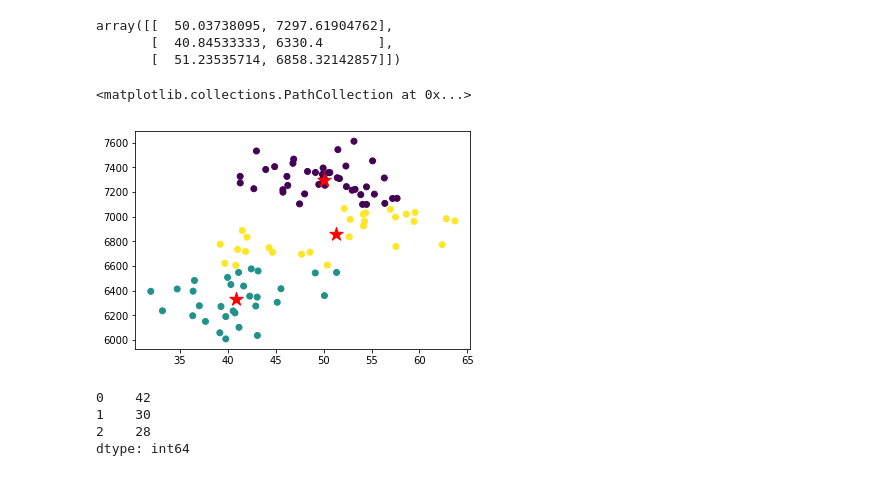
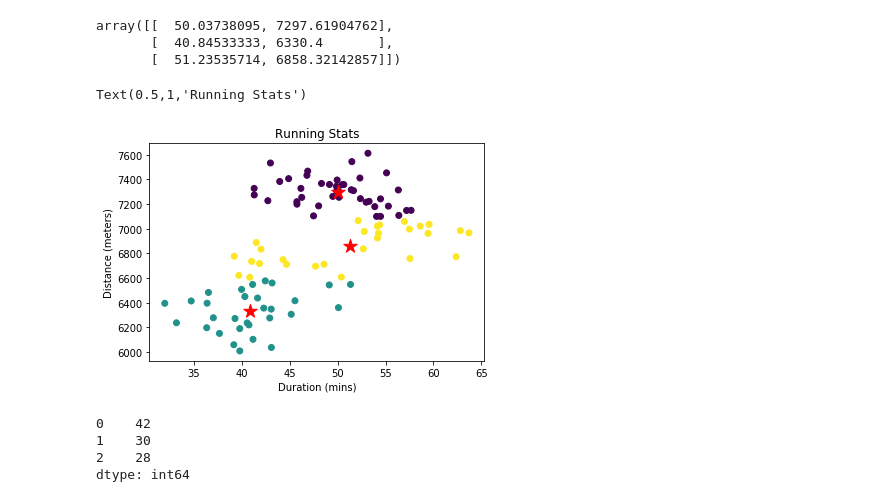
Before and after one commit to zayedshah/Demand-Forecasting, a Jupyter notebook: Task 2/Approach 1_Clustering on Distance and Duration.ipynb, the cells around one changed output. Saved outputs shown, nothing was run; the diff lists cells and outputs as text; code cells hidden in the pictures.

```diff
--- a/Task 2/Approach 1_Clustering on Distance and Duration.ipynb
+++ b/Task 2/Approach 1_Clustering on Distance and Duration.ipynb
@@ -72,9 +72,12 @@ array([[  50.03738095, 7297.61904762],
 # %%
 plt.scatter(df.Duration, df.Distance, c=y_kmeans)
 plt.scatter(centers[:,0], centers[:,1], marker='*', s=200, c='red')
+plt.xlabel('Duration (mins)')
+plt.ylabel('Distance (meters)')
+plt.title('Running Stats')
 # %% [output]
-<matplotlib.collections.PathCollection at 0x...>
+Text(0.5,1,'Running Stats')
-[figure, old version]
+[figure, new version]
 # %%
 pd.Series(y_kmeans).value_counts()
 # %% [output]
```
